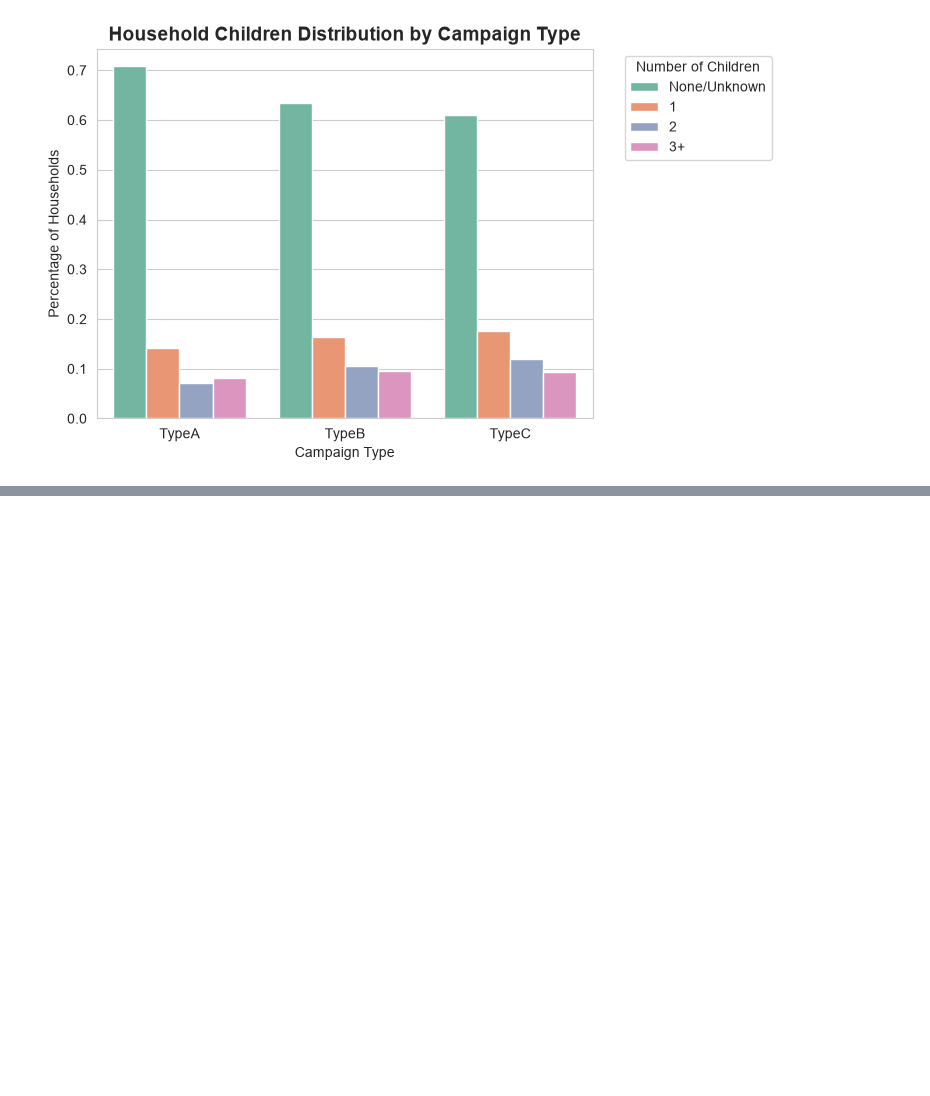
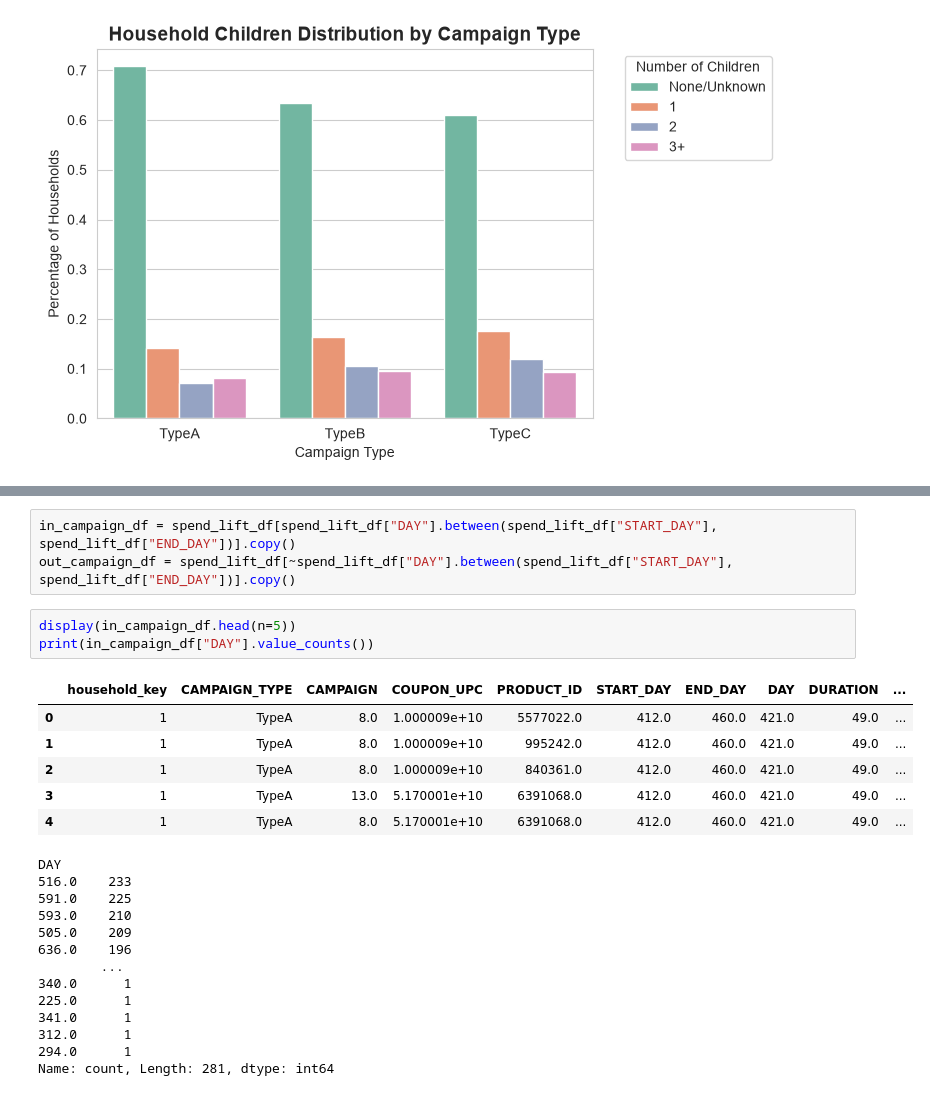
Before and after one commit to andrw0505/dunnhumby_project, a Jupyter notebook: bq1.ipynb, the cells around one changed output, grey strips where cells are left out. Saved outputs shown, nothing was run; the diff lists cells and outputs as text; blank space fills up the shorter version.

```diff
--- a/bq1.ipynb
+++ b/bq1.ipynb
@@ -1148,0 +1233,26 @@ plt.legend(title="Number of Children", bbox_to_anchor=(1.05, 1), loc='upper left
+# %%
+in_campaign_df = spend_lift_df[spend_lift_df["DAY"].between(spend_lift_df["START_DAY"], spend_lift_df["END_DAY"])].copy()
+out_campaign_df = spend_lift_df[~spend_lift_df["DAY"].between(spend_lift_df["START_DAY"], spend_lift_df["END_DAY"])].copy()
+# %%
+display(in_campaign_df.head(n=5))
+print(in_campaign_df["DAY"].value_counts())
+# %% [output]
+|  | household_key | CAMPAIGN_TYPE | CAMPAIGN | COUPON_UPC | PRODUCT_ID | START_DAY | END_DAY | DAY | DURATION | ... |
+| 0 | 1 | TypeA | 8.0 | 1.000009e+10 | 5577022.0 | 412.0 | 460.0 | 421.0 | 49.0 | ... |
+| 1 | 1 | TypeA | 8.0 | 1.000009e+10 | 995242.0 | 412.0 | 460.0 | 421.0 | 49.0 | ... |
+| 2 | 1 | TypeA | 8.0 | 1.000009e+10 | 840361.0 | 412.0 | 460.0 | 421.0 | 49.0 | ... |
+| 3 | 1 | TypeA | 13.0 | 5.170001e+10 | 6391068.0 | 412.0 | 460.0 | 421.0 | 49.0 | ... |
+| 4 | 1 | TypeA | 8.0 | 5.170001e+10 | 6391068.0 | 412.0 | 460.0 | 421.0 | 49.0 | ... |
+DAY
+516.0    233
+591.0    225
+593.0    210
+505.0    209
+636.0    196
+        ...
+340.0      1
+225.0      1
+341.0      1
+312.0      1
+294.0      1
+Name: count, Length: 281, dtype: int64
```
Also changed, not shown: parts of 17 cells of this notebook.
